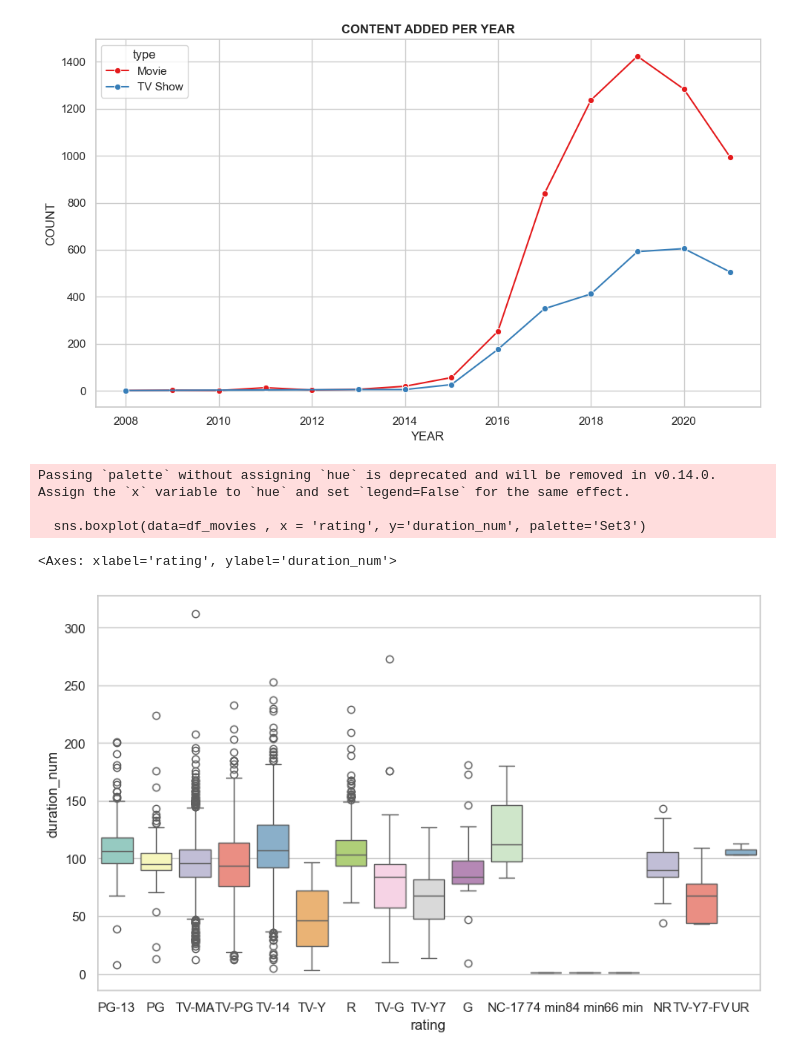
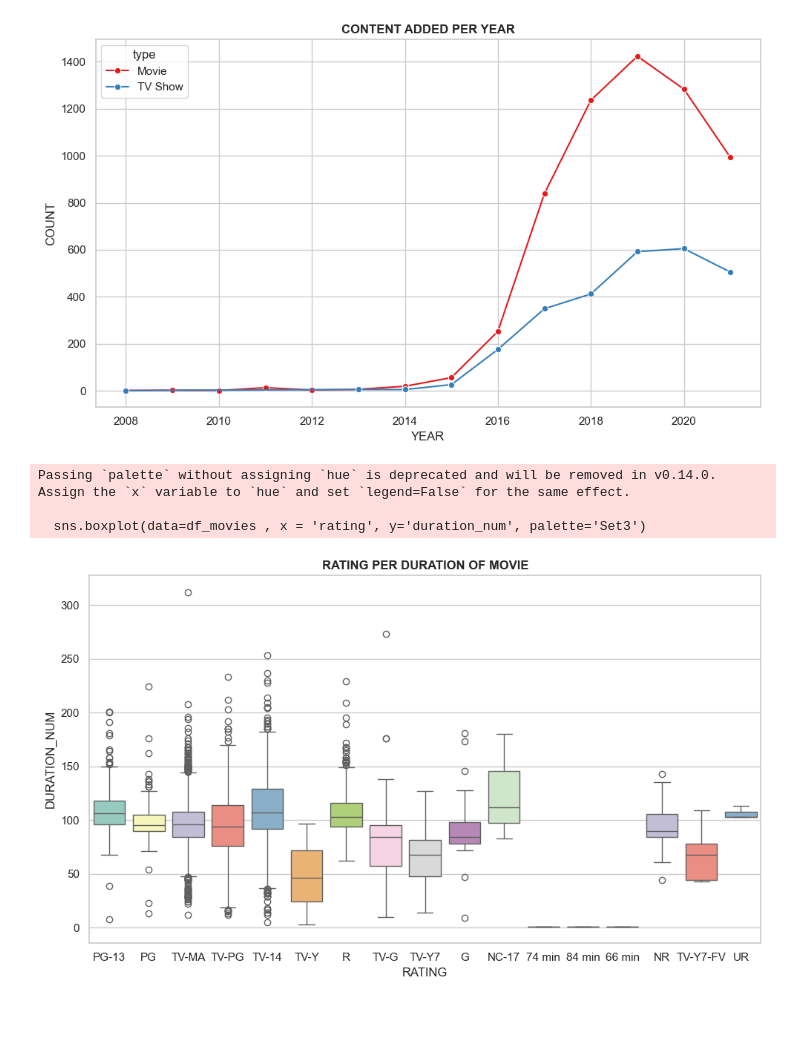
Before and after one commit to Ramcharan-AIML/Matplotlib_Problem_Solving, a Jupyter notebook: Seaborn_Practice.ipynb, the cells around one changed output. Saved outputs shown, nothing was run; the diff lists cells and outputs as text; code cells hidden in the pictures; blank space fills up the shorter version.

Commit message:
completed the 6th Task of EDA visualization in netflix dataset

```diff
--- a/Seaborn_Practice.ipynb
+++ b/Seaborn_Practice.ipynb
@@ -773,18 +773,28 @@ plt.show()
 # it decreases little bit , because pandemic ended in the final year of 2020 , but it didn't fall very drastically due people habitutated to the movies watching netflix through OTT, very easy and lazy way.
 # %% [output]
 [figure]
-# %%
-# TASK- 6
-
-plt.figure(figsize=(10,6))
-
-sns.boxplot(data=df_movies , x = 'rating', y='duration_num', palette='Set3')
-# %% [output]
-Passing `palette` without assigning `hue` is deprecated and will be removed in v0.14.0. Assign the `x` variable to `hue` and set `legend=False` for the same effect.
-
-  sns.boxplot(data=df_movies , x = 'rating', y='duration_num', palette='Set3')
-<Axes: xlabel='rating', ylabel='duration_num'>
-[figure, removed]
+# %%
+# TASK- 6
+
+plt.figure(figsize=(10,6))
+
+sns.boxplot(data=df_movies , x = 'rating', y='duration_num', palette='Set3')
+plt.title("RATING PER DURATION OF MOVIE",fontweight = 'bold')
+plt.xlabel("RATING")
+plt.ylabel("DURATION_NUM")
+
+plt.tight_layout()
+plt.show()
+
+
+# it completely false statement, higher rated movies doesn't not run longer according to rating
+# Averagely the duration is around lying between the 100 only,
+# There is lot of outliers in all rating sections , and which i cant believe is that 320 mins😂 may be there should be a documnentry kind of content, anyway there are lot of outliers passing in almsot all rating sections
+# %% [output]
+Passing `palette` without assigning `hue` is deprecated and will be removed in v0.14.0. Assign the `x` variable to `hue` and set `legend=False` for the same effect.
+
+  sns.boxplot(data=df_movies , x = 'rating', y='duration_num', palette='Set3')
+[figure, added]
 # %%
 df_netflix
 # %% [output]
```
